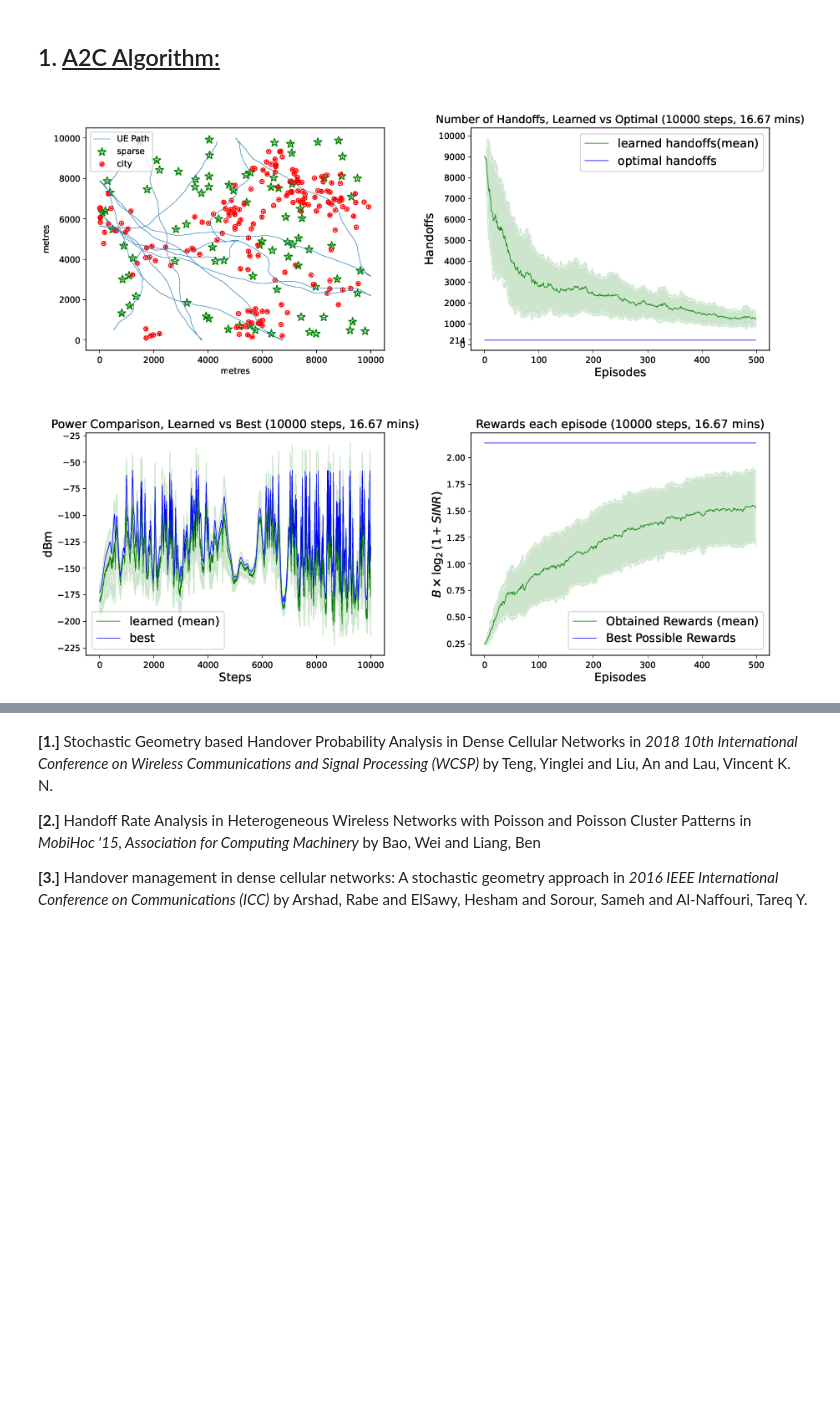
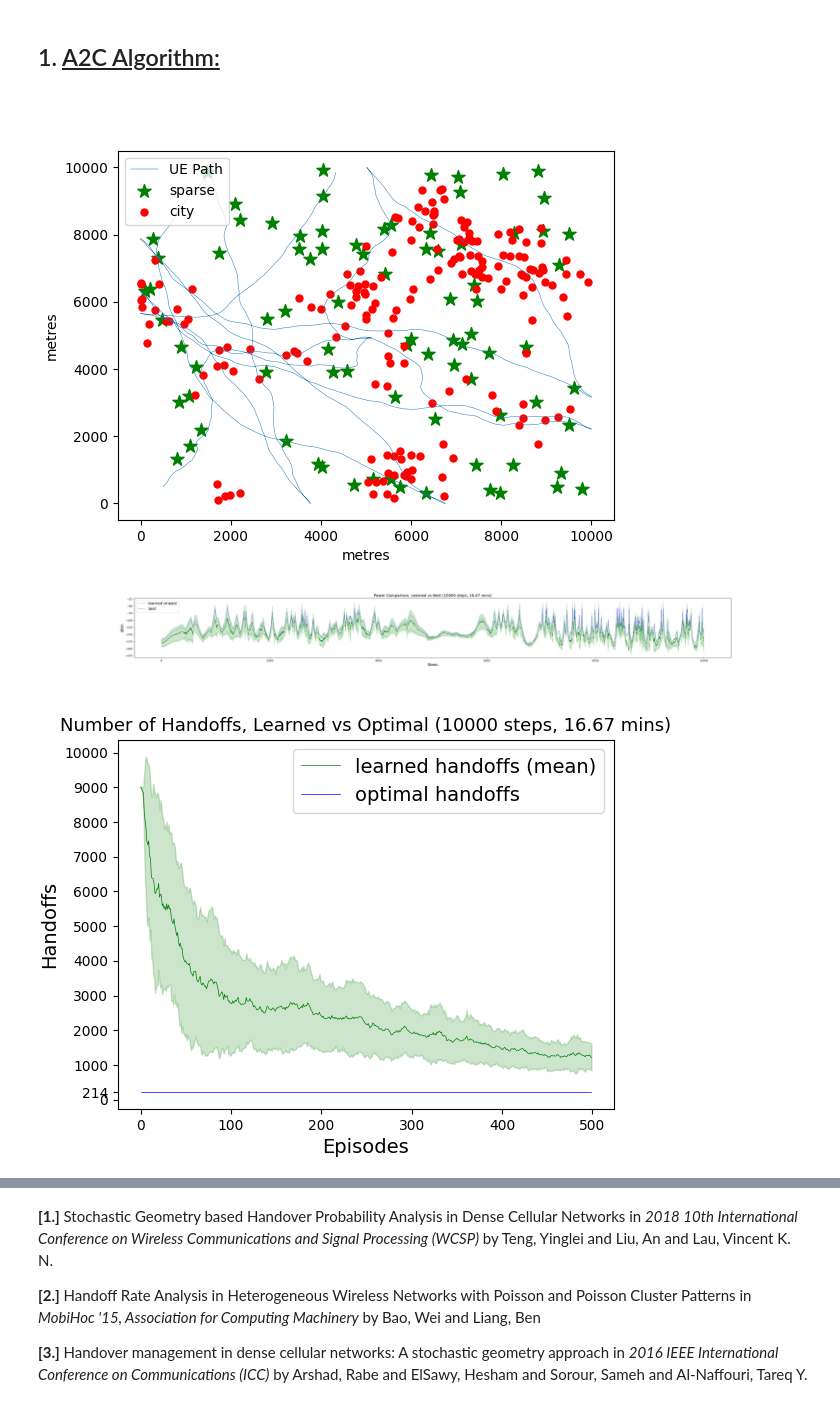
Before and after one commit to rbccps-iisc/theoretical_net_opt, a Jupyter notebook: empirical_results.ipynb, the cells around one changed output, grey strips where cells are left out. Cells and saved outputs as stored; diff of their text form; code cells hidden in the pictures; blank space fills up the shorter version.

```diff
--- a/empirical_results.ipynb
+++ b/empirical_results.ipynb
@@ -57,29 +51,23 @@ The RL learning algorithms we specifically focus on are:
 # %% [markdown]
 ##  1. <u> A2C Algorithm: </u>
 # %%
-path = WImage(filename="./experiments/experiment1_ue_path.pdf")
-handoffs = WImage(filename="./experiments/experiment1_handoffs.pdf")
-sig_strength = WImage(filename="./experiments/experiment1_signal_strengths.pdf")
-rewards = WImage(filename="./experiments/experiment1_rewards.pdf")
+path = "./experiments/Experiment1/experiment_ue_path.png"
+handoffs = "./experiments/Experiment1/experiment_handoffs.png"
+sig_strength = "./experiments/Experiment1/experiment_signal_strengths.png"
+rewards = "./experiments/Experiment1/experiment_rewards.png"
 
-path
+image = Image.open(path)
+display(image)
 
+image = Image.open(sig_strength)
+display(image)
 
-with WImage(path) as left:
-  with WImage(handoffs) as right:
-    with WImage(width=left.width+right.width,
-               height=max(left.height, right.height)) as output:
-      output.composite(image=left, left=0, top=0)
-      output.composite(image=right, left=left.width, top=0)
-      display(output)
+image = Image.open(handoffs)
+display(image)
 
-with WImage(sig_strength) as left:
-  with WImage(rewards) as right:
-    with WImage(width=left.width+right.width,
-               height=max(left.height, right.height)) as output:
-      output.composite(image=left, left=0, top=0)
-      output.composite(image=right, left=left.width, top=0)
-      display(output)
+image = Image.open(rewards)
+display(image)
 # %% [output]
-[figure, old version]
+[figure, new version]
-[figure, old version]
+[figure, new version]
+[figure, added]
```
Also changed, not shown: parts of 3 cells of this notebook, 10 other files.
